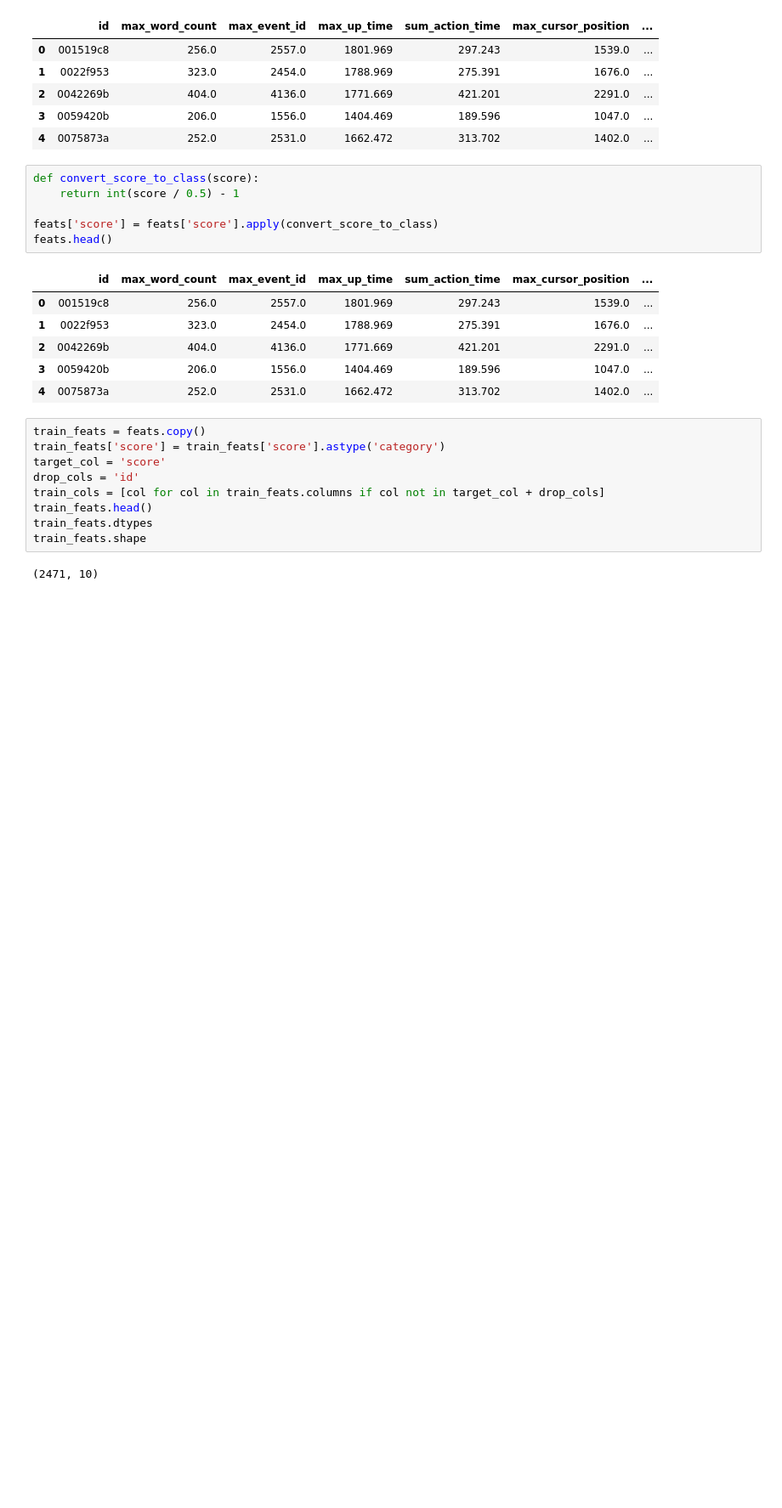
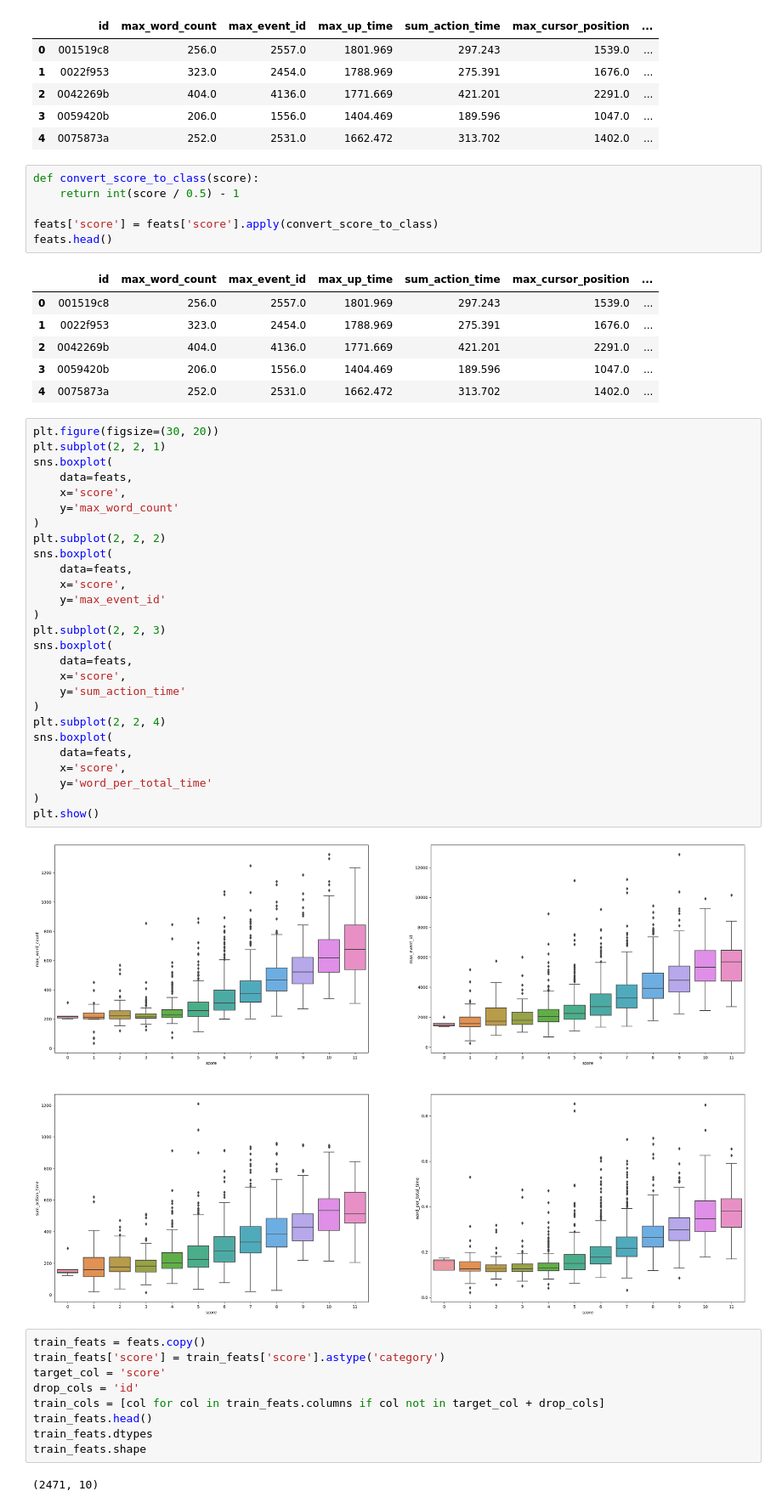
Before and after one commit to Lizhecheng02/Kaggle-Linking_Writing_Processes_to_Writing_Quality, a Jupyter notebook: unbalance_eda.ipynb, the cells around one changed output. Shown: that part at 85% size. Cells and saved outputs as stored; diff of their text form; blank space fills up the shorter version.

Commit message:
box_plot

```diff
--- a/unbalance_eda.ipynb
+++ b/unbalance_eda.ipynb
@@ -207,6 +207,35 @@ feats.head()
 | 2 | 0042269b | 404.0 | 4136.0 | 1771.669 | 421.201 | 2291.0 | ... |
 | 3 | 0059420b | 206.0 | 1556.0 | 1404.469 | 189.596 | 1047.0 | ... |
 | 4 | 0075873a | 252.0 | 2531.0 | 1662.472 | 313.702 | 1402.0 | ... |
+# %%
+plt.figure(figsize=(30, 20))
+plt.subplot(2, 2, 1)
+sns.boxplot(
+    data=feats,
+    x='score',
+    y='max_word_count'
+)
+plt.subplot(2, 2, 2)
+sns.boxplot(
+    data=feats,
+    x='score',
+    y='max_event_id'
+)
+plt.subplot(2, 2, 3)
+sns.boxplot(
+    data=feats,
+    x='score',
+    y='sum_action_time'
+)
+plt.subplot(2, 2, 4)
+sns.boxplot(
+    data=feats,
+    x='score',
+    y='word_per_total_time'
+)
+plt.show()
+# %% [output]
+[figure, added]
 # %%
 train_feats = feats.copy()
 train_feats['score'] = train_feats['score'].astype('category')
```
Also changed, not shown: parts of 1 cell of this notebook.
